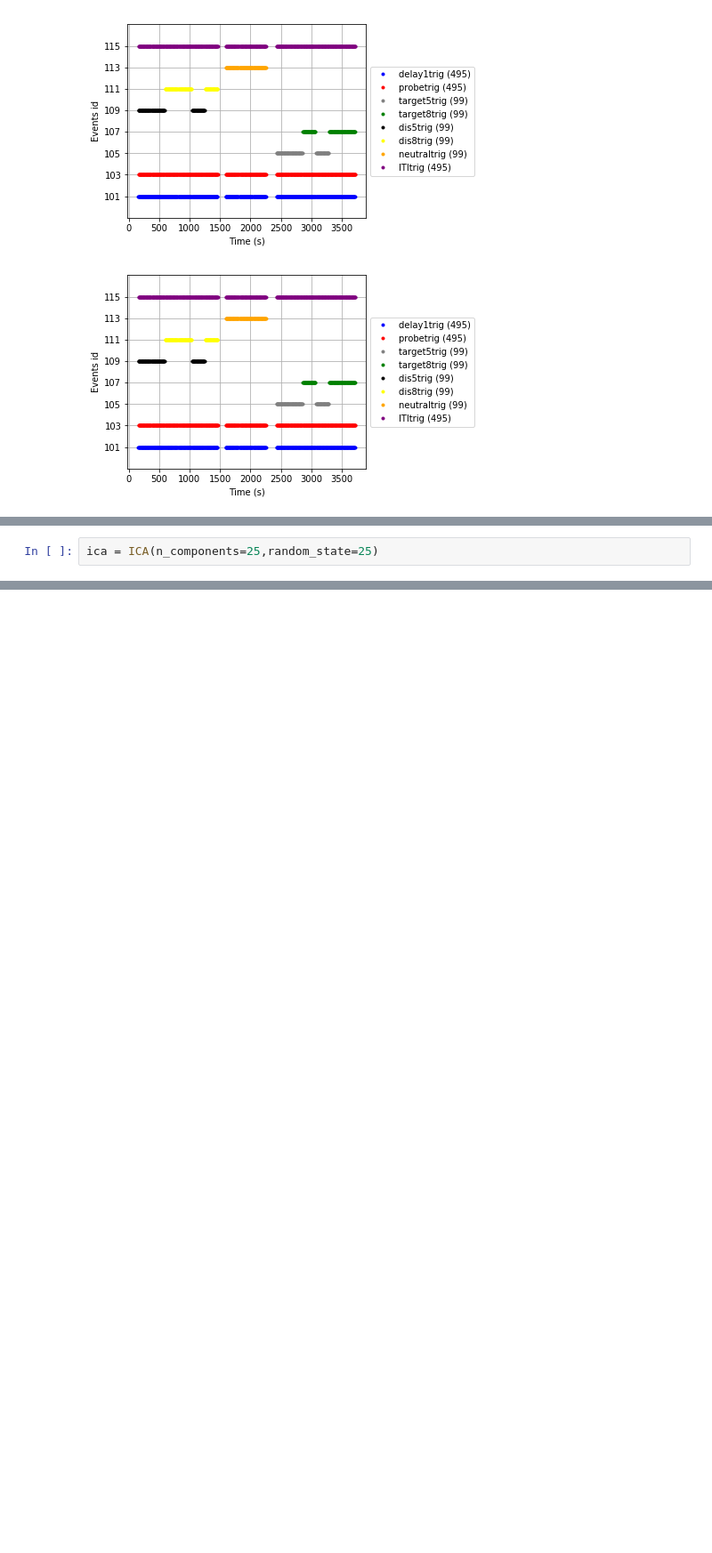
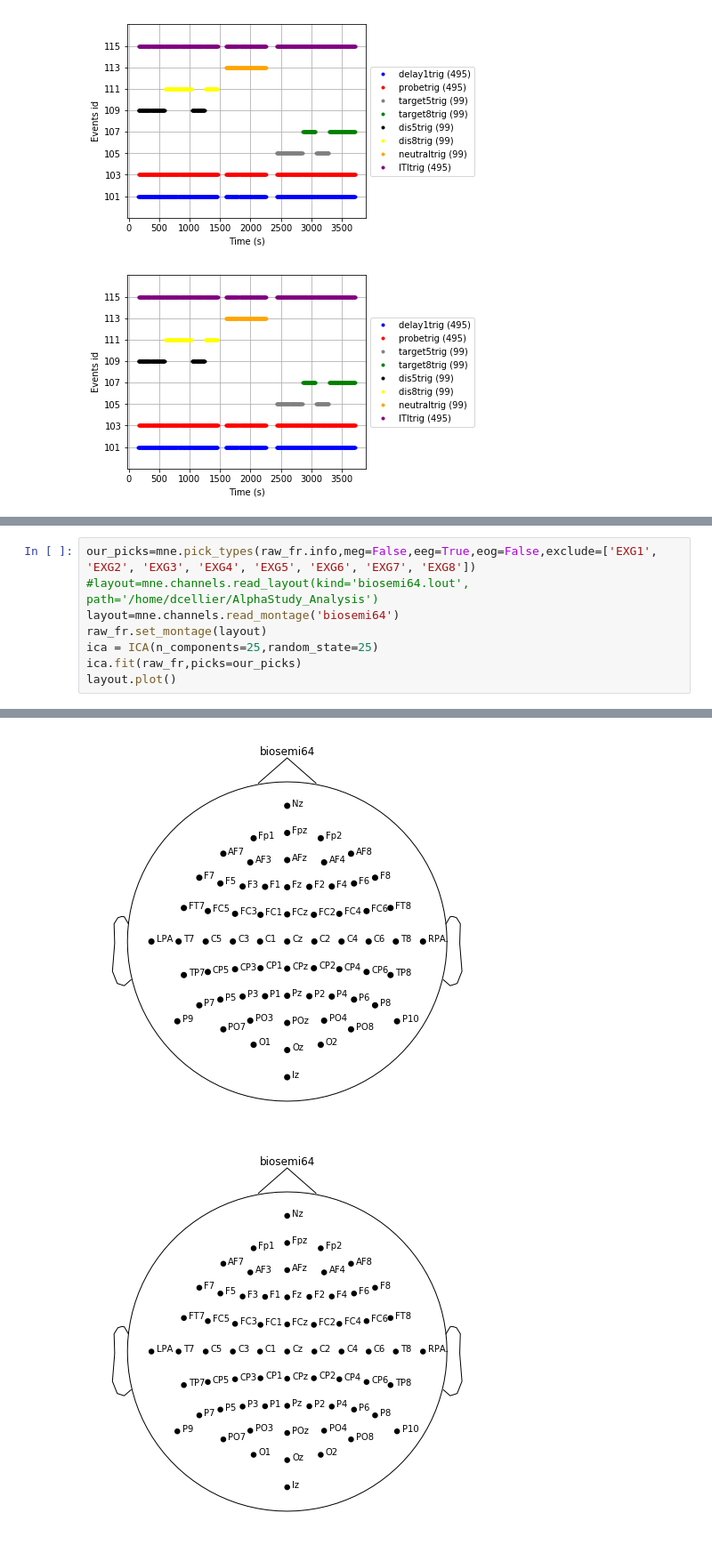
Before and after one commit to HwangLabNeuroCogDynamics/Alpha-Study, a Jupyter notebook: eeg_analysis_pipeline_testing.ipynb, the cells around one changed output, grey strips where cells are left out. Shown at 89% size. Saved outputs shown, nothing was run; the diff lists cells and outputs as text; blank space fills up the shorter version.

Commit message:
intial analysis

```diff
--- a/eeg_analysis_pipeline_testing.ipynb
+++ b/eeg_analysis_pipeline_testing.ipynb
@@ -143,5 +128,12 @@ epochs.info
     subject_info : NoneType
     xplotter_layout : NoneType
 >
-# %%
-ica = ICA(n_components=25,random_state=25)
+# %%
+our_picks=mne.pick_types(raw_fr.info,meg=False,eeg=True,eog=False,exclude=['EXG1', 'EXG2', 'EXG3', 'EXG4', 'EXG5', 'EXG6', 'EXG7', 'EXG8'])
+#layout=mne.channels.read_layout(kind='biosemi64.lout', path='/home/dcellier/AlphaStudy_Analysis')
+layout=mne.channels.read_montage('biosemi64')
+raw_fr.set_montage(layout)
+ica = ICA(n_components=25,random_state=25)
+ica.fit(raw_fr,picks=our_picks)
+layout.plot()
+# %% [output]
@@ -148 +145,3 @@ ica = ICA(n_components=25,random_state=25)
+[figure, added]
+[figure, added]
 # %%
```
Also changed, not shown: parts of 11 cells of this notebook.
